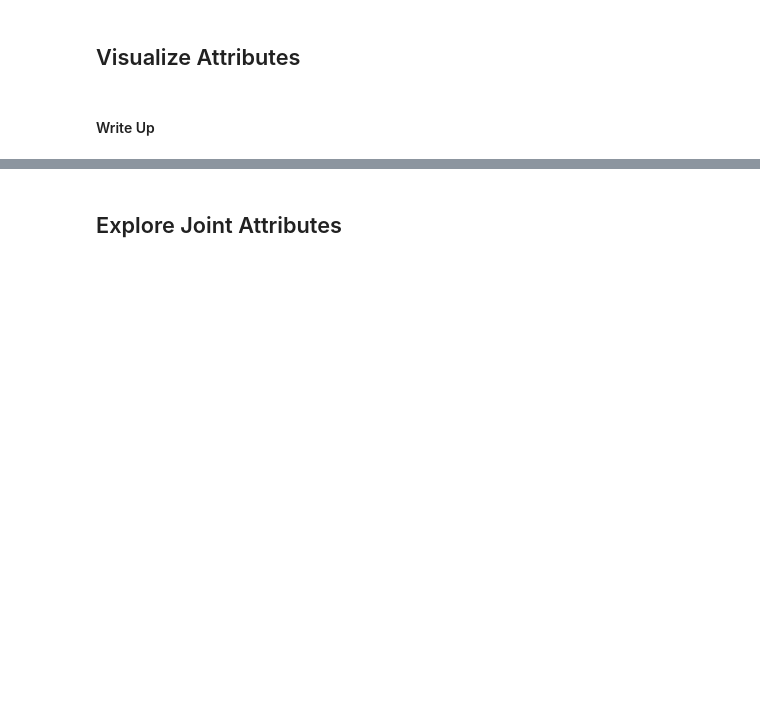
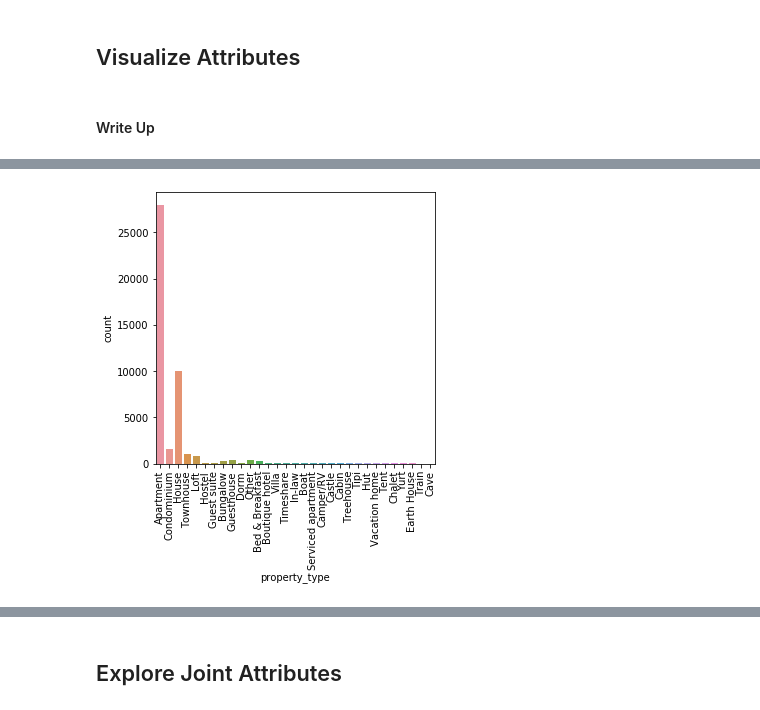
Before and after one commit to allenmiller17/SMU_7331_ML1_Project_1, a Jupyter notebook: Project 1 Final Write Up.ipynb, the cells around one changed output, grey strips where cells are left out. Cells and saved outputs as stored; diff of their text form; code cells hidden in the pictures; blank space fills up the shorter version.

```diff
--- a/Project 1 Final Write Up.ipynb
+++ b/Project 1 Final Write Up.ipynb
@@ -56,3 +71,11 @@ pdata['price'] = np.exp(pdata.log_price)
+# %%
+#Looking at the distribution of the entire list of property types
+plt.figure(figsize=(5,5))
+sns.countplot(pdata['property_type'])
+plt.xticks(rotation=90)
+plt.show()
+# %% [output]
+[figure, added]
 # %%
 #value_list = ["Apartment","House","Condominium","Loft","Townhouse"]
 value_list = ["Apartment","House"]
```
Also changed, not shown: parts of 15 cells of this notebook, 1 other file.
